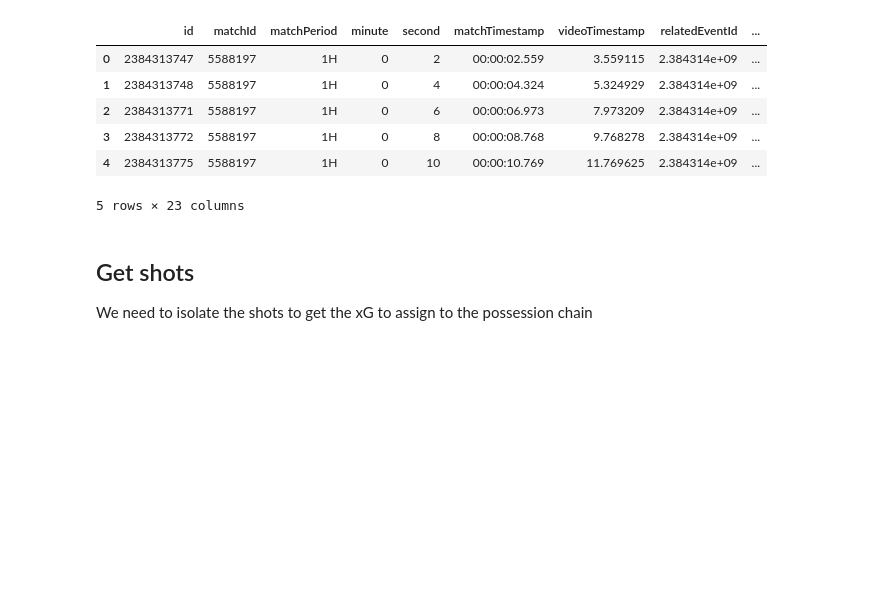
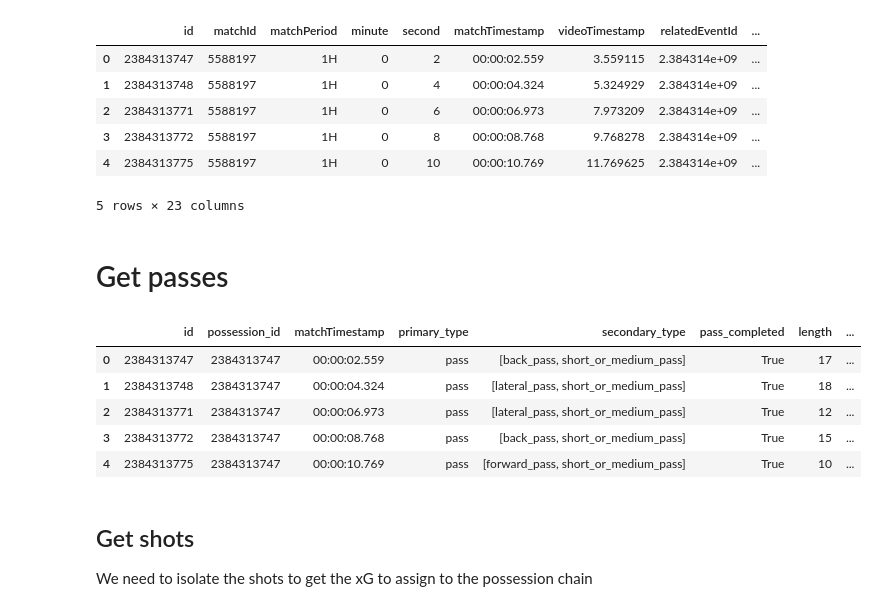
Before and after one commit to MarijnSt/soccermatics-project-2, a Jupyter notebook: notebooks/expected_danger.ipynb, the cells around one changed output. Cells and saved outputs as stored; diff of their text form; code cells hidden in the pictures; blank space fills up the shorter version.

Commit message:
feat: get passes and relevant columns

```diff
--- a/notebooks/expected_danger.ipynb
+++ b/notebooks/expected_danger.ipynb
@@ -239,6 +239,46 @@ df_events.head()
 | 3 | 2384313772 | 5588197 | 1H | 0 | 8 | 00:00:08.768 | 9.768278 | 2.384314e+09 | ... |
 | 4 | 2384313775 | 5588197 | 1H | 0 | 10 | 00:00:10.769 | 11.769625 | 2.384314e+09 | ... |
 5 rows × 23 columns
+# %% [markdown]
+# Get passes
+# %%
+# Get passes and relevant columns
+passes_mask = df_events["primary_type"] == "pass"
+df_passes = df_events.loc[passes_mask, ["id", "possession_id", "matchTimestamp", "primary_type", "secondary_type", "pass", "location"]]
+
+# Split the pass column (use event because pass is python keyword)
+df_passes["pass_completed"] = [event.get("accurate") if event is not None else None for event in df_passes["pass"]]
+df_passes["end_location"] = [event.get("endLocation") if event is not None else None for event in df_passes["pass"]]
+df_passes["length"] = [event.get("length") if event is not None else None for event in df_passes["pass"]]
+df_passes["angle"] = [event.get("angle") if event is not None else None for event in df_passes["pass"]]
+
+"""
+From docs:
+For angle, 0° represents a perfect forward pass (straight line towards the goal).
+Passes to the right will have positive values (90° pass is a pass strictly to the right), to the left, negative (-90° pass is a pass strictly to the left).
+Straight back passes will have the angle of 180°.
+Angle is specified in degrees, taking into account standard field dimensions.
+"""
+
+# Split the location columns
+df_passes["x0"] = [event.get("x") if event is not None else None for event in df_passes["location"]]
+df_passes["y0"] = [event.get("y") if event is not None else None for event in df_passes["location"]]
+df_passes["x1"] = [event.get("x") if event is not None else None for event in df_passes["end_location"]]
+df_passes["y1"] = [event.get("y") if event is not None else None for event in df_passes["end_location"]]
+
+# Drop the pass column
+df_passes = df_passes.drop(columns=["pass"])
+df_passes = df_passes.drop(columns=["location"])
+df_passes = df_passes.drop(columns=["end_location"])
+
+df_passes.head()
+# %% [output]
+|  | id | possession_id | matchTimestamp | primary_type | secondary_type | pass_completed | length | ... |
+| 0 | 2384313747 | 2384313747 | 00:00:02.559 | pass | [back_pass, short_or_medium_pass] | True | 17 | ... |
+| 1 | 2384313748 | 2384313747 | 00:00:04.324 | pass | [lateral_pass, short_or_medium_pass] | True | 18 | ... |
+| 2 | 2384313771 | 2384313747 | 00:00:06.973 | pass | [lateral_pass, short_or_medium_pass] | True | 12 | ... |
+| 3 | 2384313772 | 2384313747 | 00:00:08.768 | pass | [back_pass, short_or_medium_pass] | True | 15 | ... |
+| 4 | 2384313775 | 2384313747 | 00:00:10.769 | pass | [forward_pass, short_or_medium_pass] | True | 10 | ... |
 # %% [markdown]
 ## Get shots
 
```
Also changed, not shown: parts of 2 cells of this notebook.
